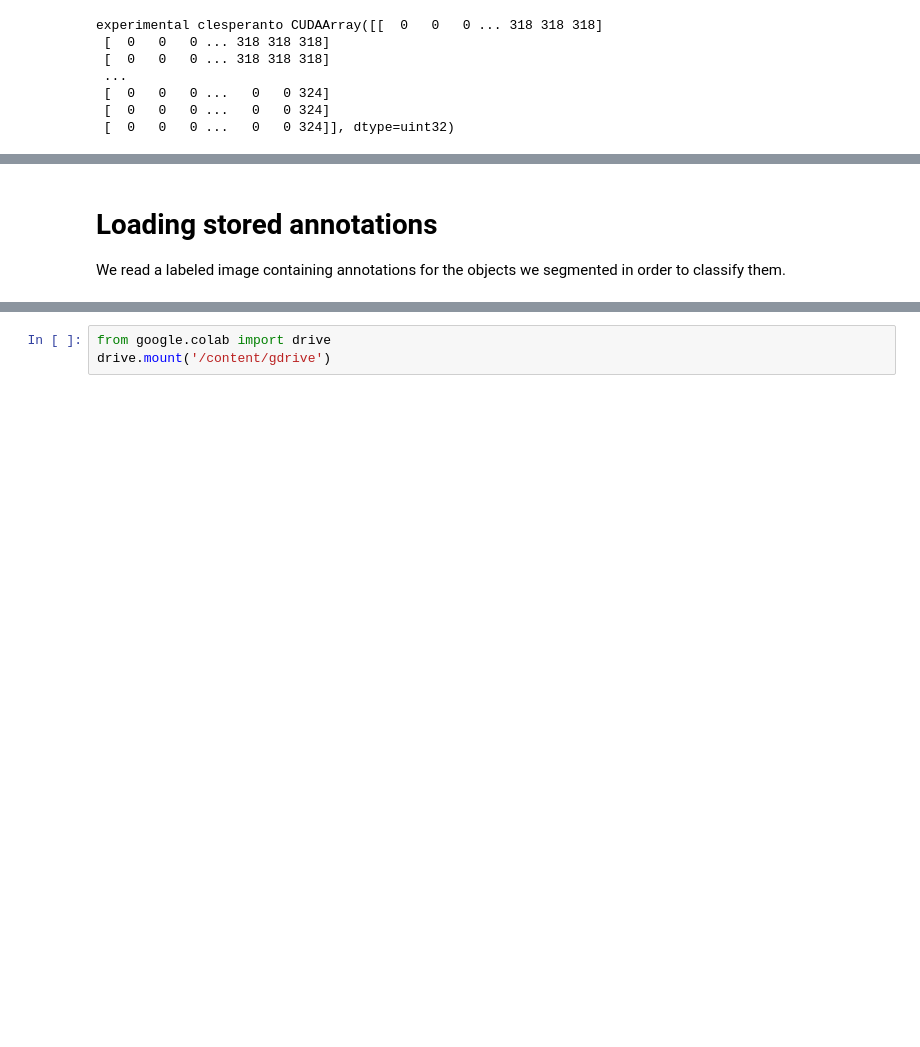
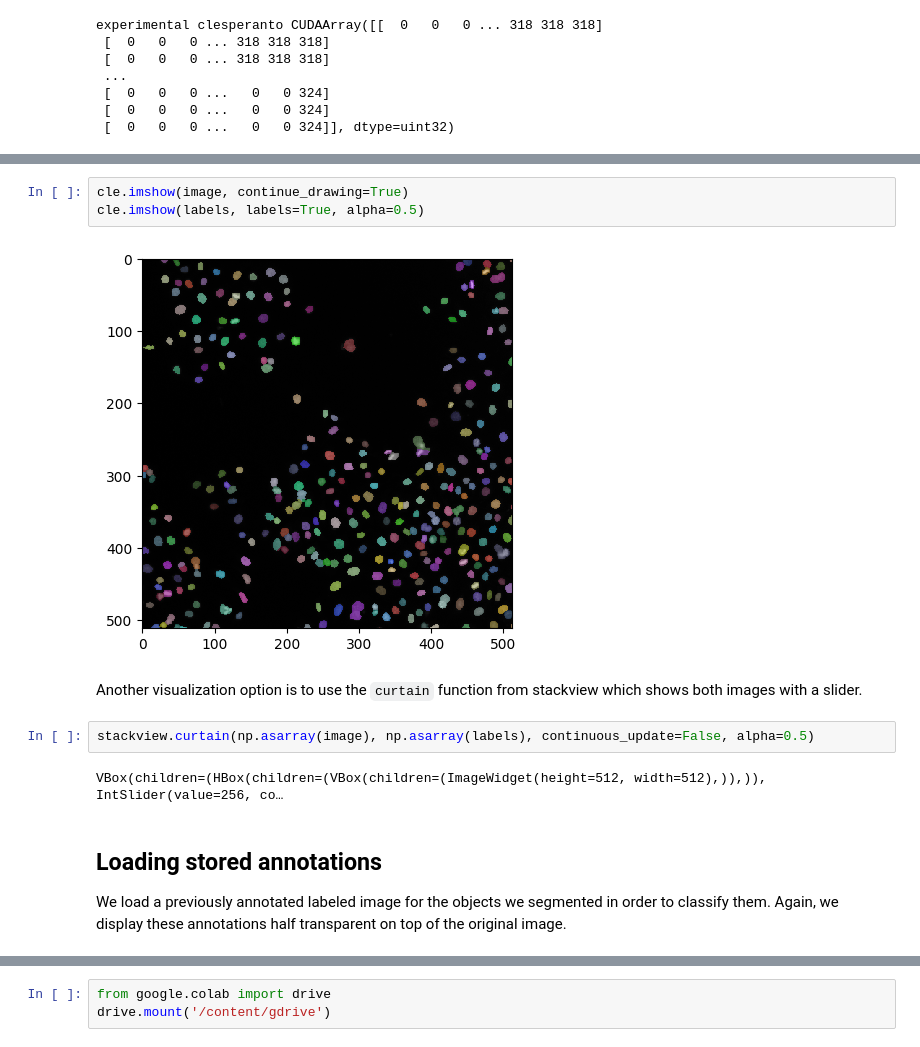
Before and after one commit to zoccoler/GPU_Accelerated_Image_Processing_on_Cloud_NEUBIAS_Defragmentation_TS2_2023, a Jupyter notebook: notebooks/object_classification_with_pyclesperanto_and_apoc.ipynb, the cells around one changed output, grey strips where cells are left out. Drawn from its saved outputs; the diff is of its cells as text; blank space fills up the shorter version.

Commit message:
add working complete version of apoc object classifier on colab notebook

```diff
--- a/notebooks/object_classification_with_pyclesperanto_and_apoc.ipynb
+++ b/notebooks/object_classification_with_pyclesperanto_and_apoc.ipynb
@@ -87,4 +79,15 @@ experimental clesperanto CUDAArray([[  0   0   0 ... 318 318 318]
+# %%
+cle.imshow(image, continue_drawing=True)
+cle.imshow(labels, labels=True, alpha=0.5)
+# %% [output]
+[figure, added]
+# %% [markdown]
+Another visualization option is to use the `curtain` function from stackview which shows both images with a slider.
+# %%
+stackview.curtain(np.asarray(image), np.asarray(labels), continuous_update=False, alpha=0.5)
+# %% [output]
+VBox(children=(HBox(children=(VBox(children=(ImageWidget(height=512, width=512),)),)), IntSlider(value=256, co…
 # %% [markdown]
-# Loading stored annotations
-We read a labeled image containing annotations for the objects we segmented in order to classify them.
+## Loading stored annotations
+We load a previously annotated labeled image for the objects we segmented in order to classify them. Again, we display these annotations half transparent on top of the original image.
 # %%
```
Also changed, not shown: parts of 25 cells of this notebook.
